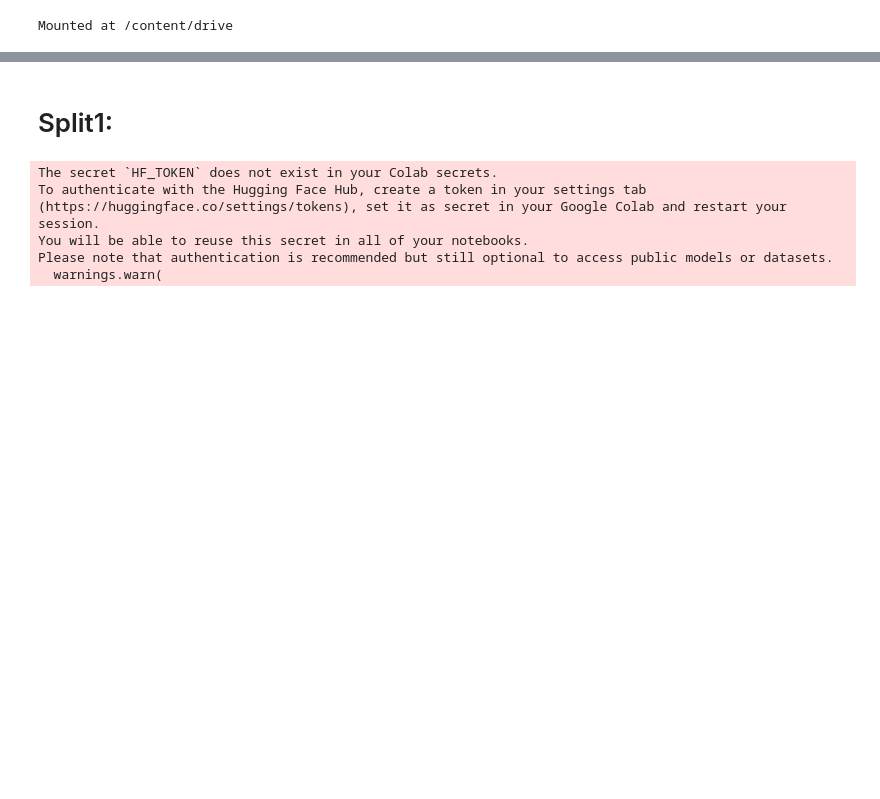
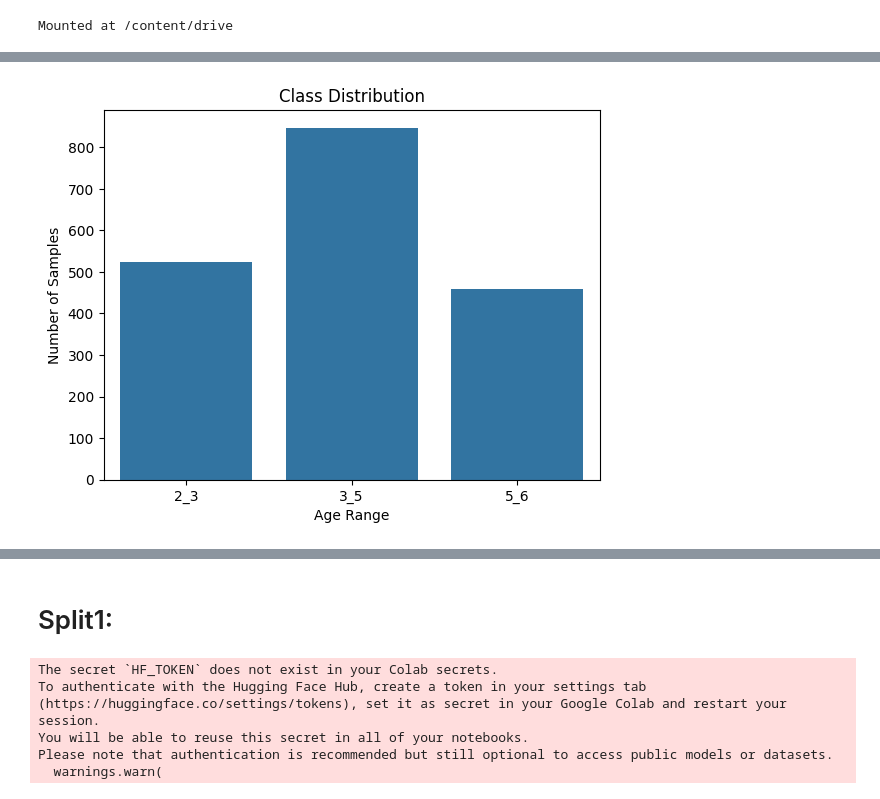
Before and after one commit to freida20git/child-age-classification, a Jupyter notebook: weighted_splits_inference_training_model.ipynb, the cells around one changed output, grey strips where cells are left out. Cells and saved outputs as stored; diff of their text form; code cells hidden in the pictures; blank space fills up the shorter version.

```diff
--- a/weighted_splits_inference_training_model.ipynb
+++ b/weighted_splits_inference_training_model.ipynb
@@ -8,0 +66,11 @@ Mounted at /content/drive
+# %%
+import seaborn as sns
+import matplotlib.pyplot as plt
+
+sns.countplot(data=df, x="class_range", order=df["class_range"].cat.categories)
+plt.title("Class Distribution")
+plt.xlabel("Age Range")
+plt.ylabel("Number of Samples")
+plt.show()
+# %% [output]
+[figure, added]
```
Also changed, not shown: parts of 24 cells of this notebook.
